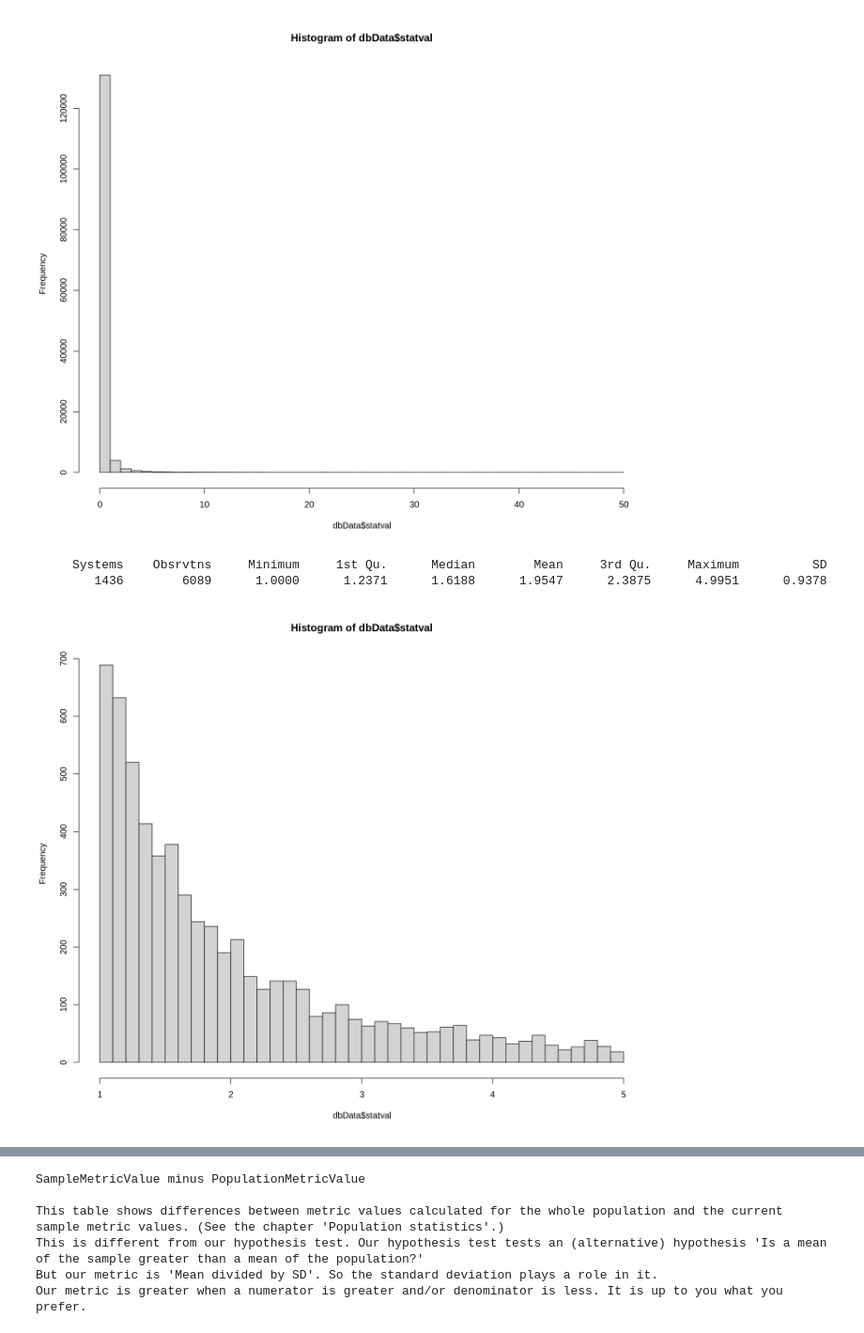
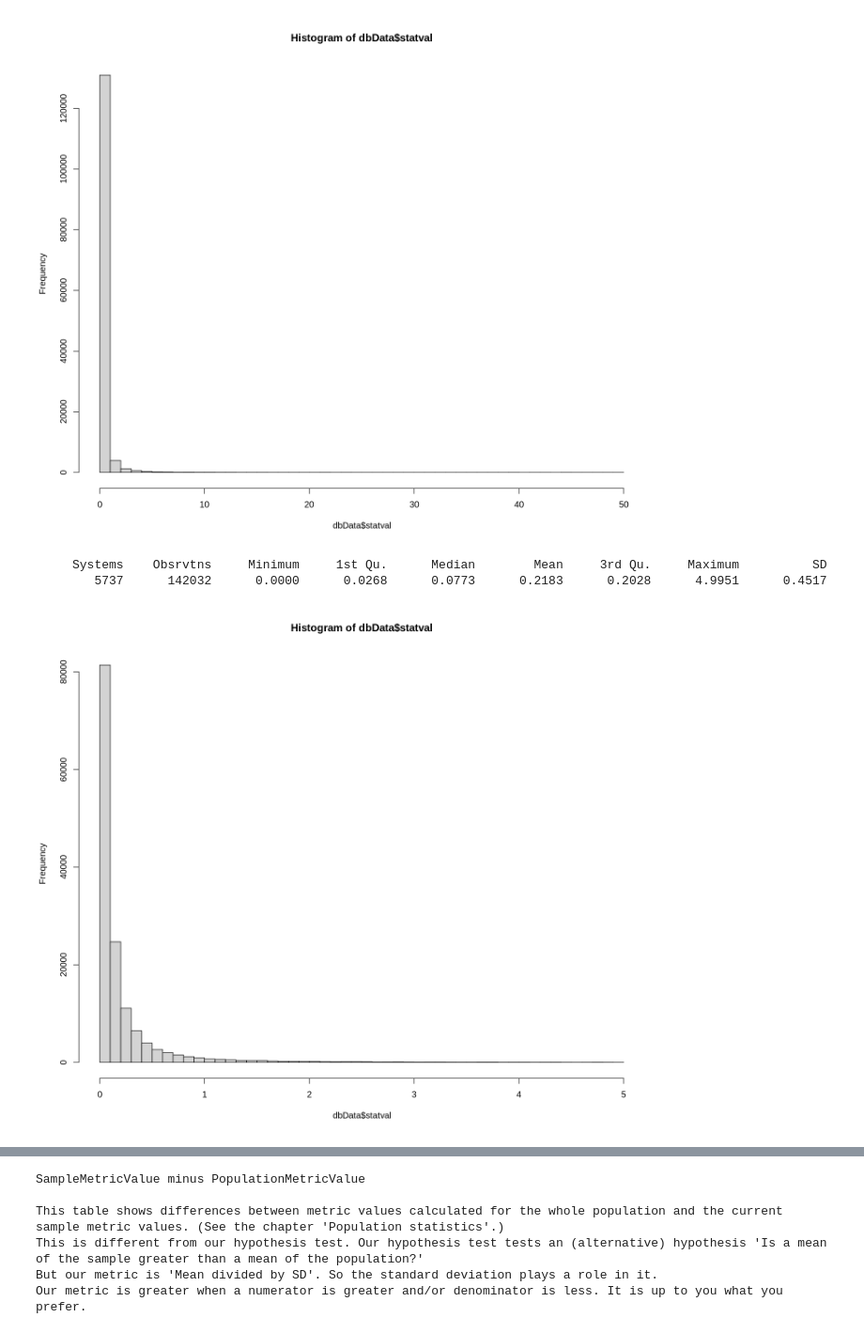
Before and after one commit to Svancara/C2ScoringWorkbench, a Jupyter notebook: C2Score_Alpha.ipynb, the cells around one changed output, grey strips where cells are left out. Shown at 94% size. Cells and saved outputs as stored; diff of their text form; code cells hidden in the pictures.

```diff
--- a/C2Score_Alpha.ipynb
+++ b/C2Score_Alpha.ipynb
@@ -30,14 +30,14 @@ hist(dbData$statval,breaks=50)
 # %%
 # It seems that almost everything is near zero.
 dbData = getC2ScoreDbData("select systemid, YYYYMMDD, statval
             from historical_stats_modern where statname='Alpha'
-            and statval >= 1 and statval <= 5")
+            and statval >= 0 and statval <= 5")
 overview(dbData)
 hist(dbData$statval,breaks=50)
 # %% [output]
      Systems    Obsrvtns     Minimum     1st Qu.      Median        Mean     3rd Qu.     Maximum          SD
-        1436        6089      1.0000      1.2371      1.6188      1.9547      2.3875      4.9951      0.9378
+        5737      142032      0.0000      0.0268      0.0773      0.2183      0.2028      4.9951      0.4517
-[figure, old version]
+[figure, new version]
 # %%
 # Join it with our cleaned data
 sql = "select statval, eq.*
```
Also changed, not shown: parts of 6 cells of this notebook.
